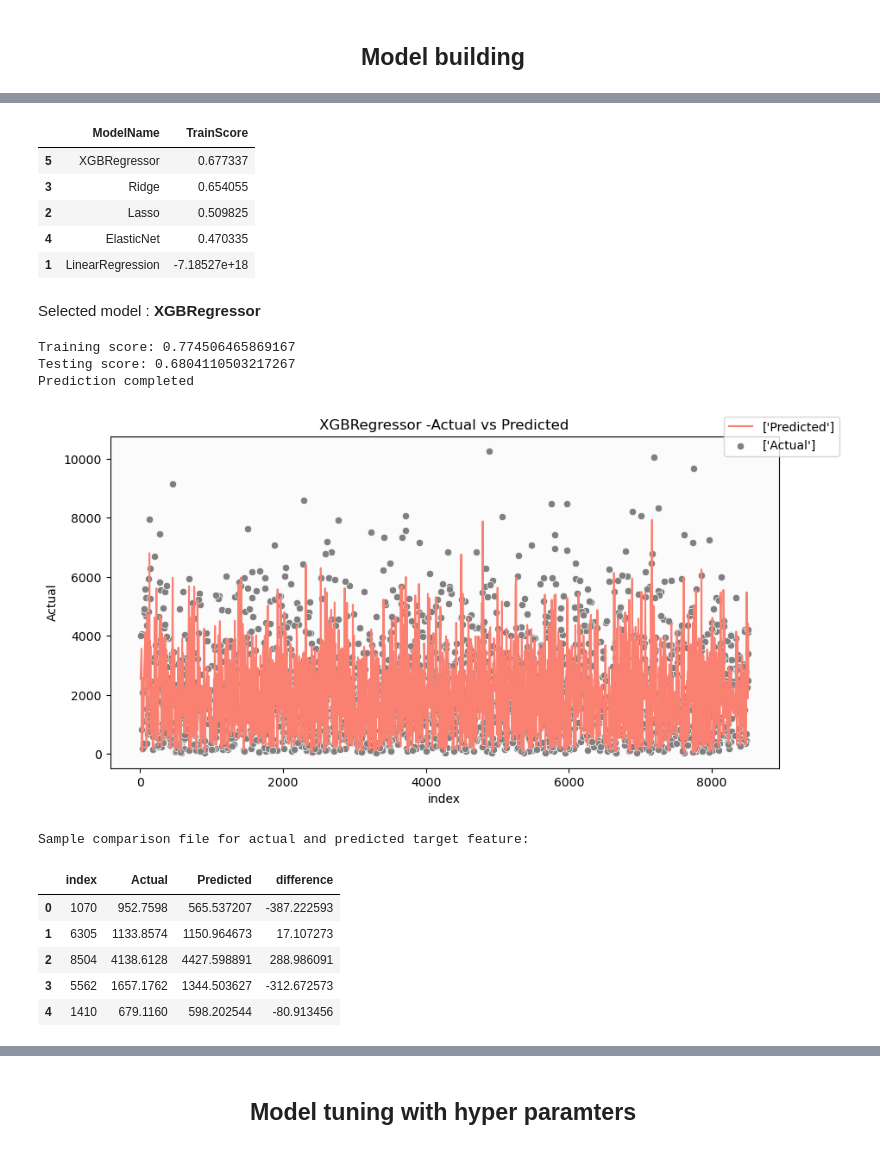
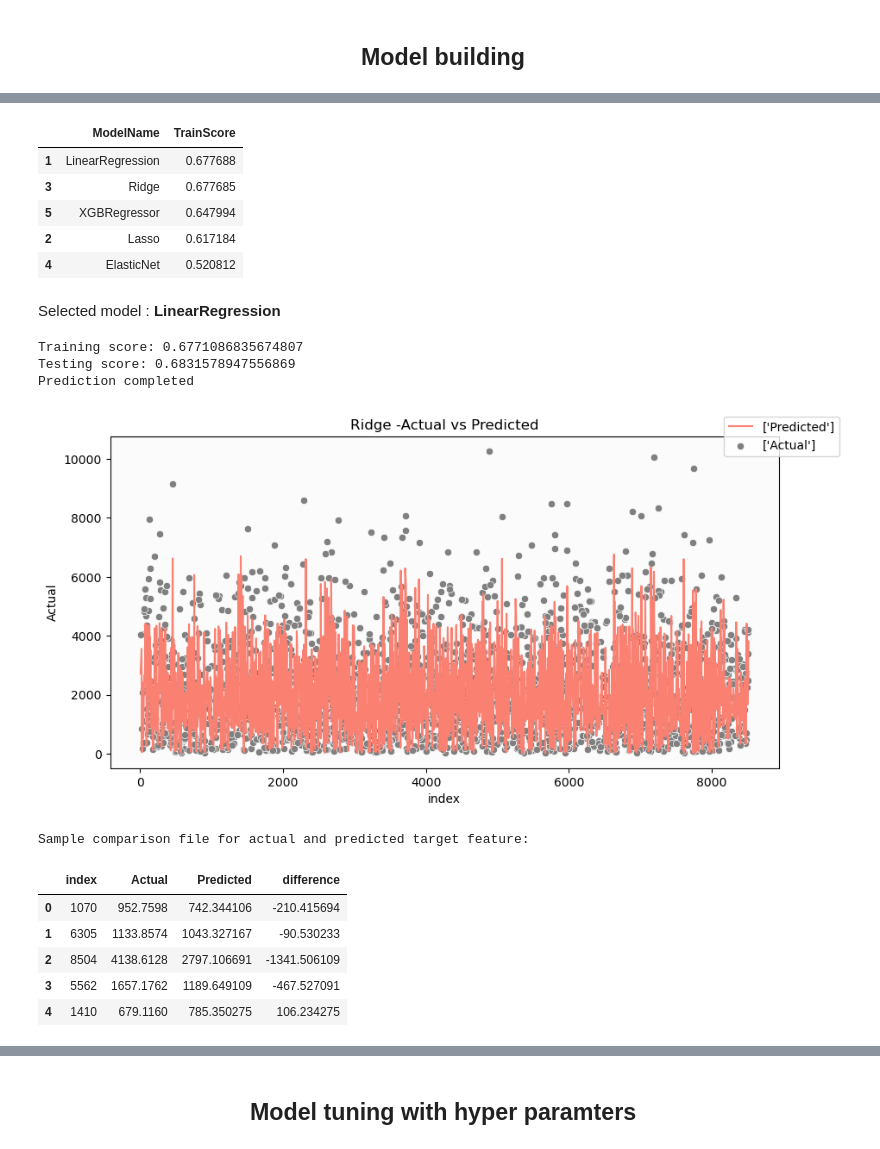
Before and after one commit to ajithcl/BigmartSalesPrediction, a Jupyter notebook: BigmartSalesPrediction.ipynb, the cells around one changed output, grey strips where cells are left out. Saved outputs shown, nothing was run; the diff lists cells and outputs as text; code cells hidden in the pictures.

Commit message:
Ridge Approach
Item Type encoded based on sales.
But no significant improvement in final scores.

```diff
--- a/BigmartSalesPrediction.ipynb
+++ b/BigmartSalesPrediction.ipynb
@@ -1154,13 +1154,32 @@ plt.show()
 #This will help in considering data from train and test file equally.
 
 lbl_encoder=LabelEncoder()
-#Item_Identifier - is a item identifier, having more unique values.Hence dropping it.
-#df_total.drop("Item_Identifier",inplace=True,axis=1)
+# Item_Identifier - is a item identifier, having more unique values.Hence dropping it.
+df_total.drop("Item_Identifier",inplace=True,axis=1)
 #df_total["Item_Identifier"] = lbl_encoder.fit_transform(df_total['Item_Identifier'])
 
 #df_total["Outlet_Identifier"] = lbl_encoder.fit_transform(df_total['Outlet_Identifier'])
+keys=['OUT010','OUT019','OUT049', 'OUT018', 'OUT013', 'OUT045', 'OUT017', 'OUT046', 'OUT035','OUT027']
+values=[1,1,2,2,2,2,2,2,2,3]
+mapping=[{
+        'col':'Outlet_Identifier',
+        'mapping':dict(zip(keys,values))
+        }]
+ord_encoder=OrdinalEncoder(cols='Outlet_Identifier',mapping=mapping)
+df_total['Outlet_Identifier']=ord_encoder.fit_transform(df_total['Outlet_Identifier'])
 
 #df['Item_Type'] = lbl_encoder.fit_transform(df_total['Item_Type'])
+keys=['Fruits and Vegetables','Snack Foods','Household','Frozen Foods','Dairy',
+      'Canned','Baking Goods', 'Health and Hygiene','Meat', 'Soft Drinks',
+      'Breads','Hard Drinks', 'Starchy Foods','Others', 'Breakfast', 'Seafood']
+values=arange(16,0,-1).tolist()
+mapping=[{
+        'col':'Item_Type',
+        'mapping':dict(zip(keys,values))
+        }]
+ord_encoder=OrdinalEncoder(cols='Item_Type',mapping=mapping)
+df_total.Item_Type = ord_encoder.fit_transform(df_total.Item_Type)
+
 
 
 #Fat content contains binary values. So label encode it.
@@ -1176,7 +1195,7 @@ mapping = [{
 ord_encoder=OrdinalEncoder(cols='Outlet_Size',mapping=mapping)
 df_total.Outlet_Size=ord_encoder.fit_transform(df_total.Outlet_Size)
 
-#Locatio type also having data having certain order.
+#Location type also having data having certain order.
 #Location type mapping, based on location type
 keys=['Tier 1', 'Tier 2', 'Tier 3']
 values=[1,2,3]
@@ -1198,7 +1217,7 @@ df_total.Outlet_Type=ord_encoder.fit_transform(df_total.Outlet_Type)
 
 #Item_Type and Outlet_Identifier doesn't follow any order. So encode without any order.
 df_total=pd.get_dummies(df_total)
-display (df_total.head())
+display (df_total.head(3))
 
 print(f"\n Updated fetature names: \n {df_total.columns}")
 # %% [output]
@@ -1537,12 +1547,12 @@ Selected model : XGBRegressor
 # %%
 #Create new feature 'Outlet_Age' from Outlet_Establishment_Year
 #Drop the feature - Outlet_Establishment_Year
-current_year=2021  #Hardcoded for value for reference
-df_total['Outlet_Age']=current_year-df_total['Outlet_Establishment_Year']
-df_total.drop("Outlet_Establishment_Year",inplace=True,axis=1)
+# current_year=2021  #Hardcoded for value for reference
+# df_total['Outlet_Age']=current_year-df_total['Outlet_Establishment_Year']
+# df_total.drop("Outlet_Establishment_Year",inplace=True,axis=1)
 
-df_train=df_total.loc[train_index]
-df_test=df_total.loc[test_index]
-x=df_train
+# df_train=df_total.loc[train_index]
+# df_test=df_total.loc[test_index]
+# x=df_train
 
-show_model_scores(x,y)
+# show_model_scores(x,y)
@@ -1576,29 +1578,29 @@ x=df_train
 show_model_scores(x,y)
 # %% [output]
 |  | ModelName | TrainScore |
-| 5 | XGBRegressor | 0.677337 |
-| 3 | Ridge | 0.654055 |
-| 2 | Lasso | 0.509825 |
-| 4 | ElasticNet | 0.470335 |
-| 1 | LinearRegression | -7.18527e+18 |
+| 1 | LinearRegression | 0.677688 |
+| 3 | Ridge | 0.677685 |
+| 5 | XGBRegressor | 0.647994 |
+| 2 | Lasso | 0.617184 |
+| 4 | ElasticNet | 0.520812 |
-Selected model : XGBRegressor
+Selected model : LinearRegression
 # %%
 x_train,x_test,y_train,y_test = train_test_split(x,y,random_state=1)
 # %%
-selected_model=evaluate_model(XGBRegressor(),
+selected_model=evaluate_model(Ridge(),
                           x_train,
                           y_train,
                           x_test,
                           y_test)
 # %% [output]
-Training score: 0.774506465869167
-Testing score: 0.6804110503217267
+Training score: 0.6771086835674807
+Testing score: 0.6831578947556869
 Prediction completed
-[figure, old version]
+[figure, new version]
 Sample comparison file for actual and predicted target feature:
 |  | index | Actual | Predicted | difference |
-| 0 | 1070 | 952.7598 | 565.537207 | -387.222593 |
-| 1 | 6305 | 1133.8574 | 1150.964673 | 17.107273 |
-| 2 | 8504 | 4138.6128 | 4427.598891 | 288.986091 |
-| 3 | 5562 | 1657.1762 | 1344.503627 | -312.672573 |
-| 4 | 1410 | 679.1160 | 598.202544 | -80.913456 |
+| 0 | 1070 | 952.7598 | 742.344106 | -210.415694 |
+| 1 | 6305 | 1133.8574 | 1043.327167 | -90.530233 |
+| 2 | 8504 | 4138.6128 | 2797.106691 | -1341.506109 |
+| 3 | 5562 | 1657.1762 | 1189.649109 | -467.527091 |
+| 4 | 1410 | 679.1160 | 785.350275 | 106.234275 |
```
Also changed, not shown: parts of 14 cells of this notebook, 1 other file.
